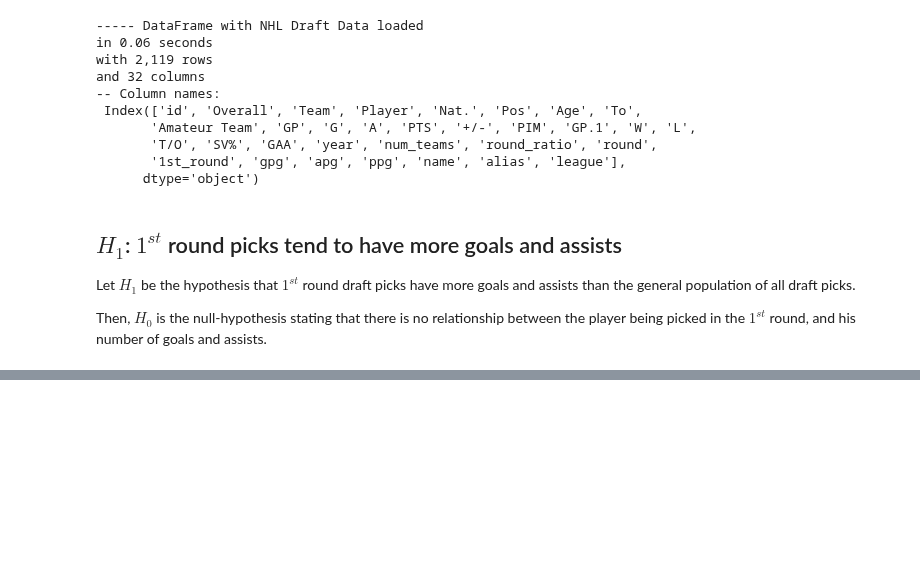
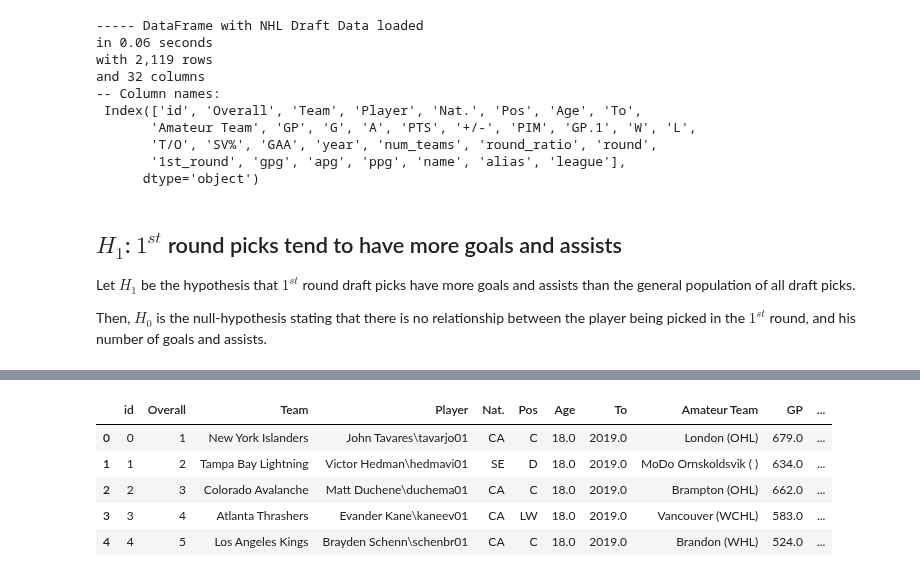
Before and after one commit to stepan-o/nhl_draft, a Jupyter notebook: notebooks/hypothesis_testing/nhl_draft_hyp_test.ipynb, the cells around one changed output, grey strips where cells are left out. Cells and saved outputs as stored; diff of their text form; code cells hidden in the pictures; blank space fills up the shorter version.

```diff
--- a/notebooks/hypothesis_testing/nhl_draft_hyp_test.ipynb
+++ b/notebooks/hypothesis_testing/nhl_draft_hyp_test.ipynb
@@ -98,0 +198,9 @@ axes[1].set_title("Assists");
+# %%
+df.head()
+# %% [output]
+|  | id | Overall | Team | Player | Nat. | Pos | Age | To | Amateur Team | GP | ... |
+| 0 | 0 | 1 | New York Islanders | John Tavares\tavarjo01 | CA | C | 18.0 | 2019.0 | London (OHL) | 679.0 | ... |
+| 1 | 1 | 2 | Tampa Bay Lightning | Victor Hedman\hedmavi01 | SE | D | 18.0 | 2019.0 | MoDo Ornskoldsvik ( ) | 634.0 | ... |
+| 2 | 2 | 3 | Colorado Avalanche | Matt Duchene\duchema01 | CA | C | 18.0 | 2019.0 | Brampton (OHL) | 662.0 | ... |
+| 3 | 3 | 4 | Atlanta Thrashers | Evander Kane\kaneev01 | CA | LW | 18.0 | 2019.0 | Vancouver (WCHL) | 583.0 | ... |
+| 4 | 4 | 5 | Los Angeles Kings | Brayden Schenn\schenbr01 | CA | C | 18.0 | 2019.0 | Brandon (WHL) | 524.0 | ... |
```
Also changed, not shown: parts of 10 cells of this notebook, 2 other files.
